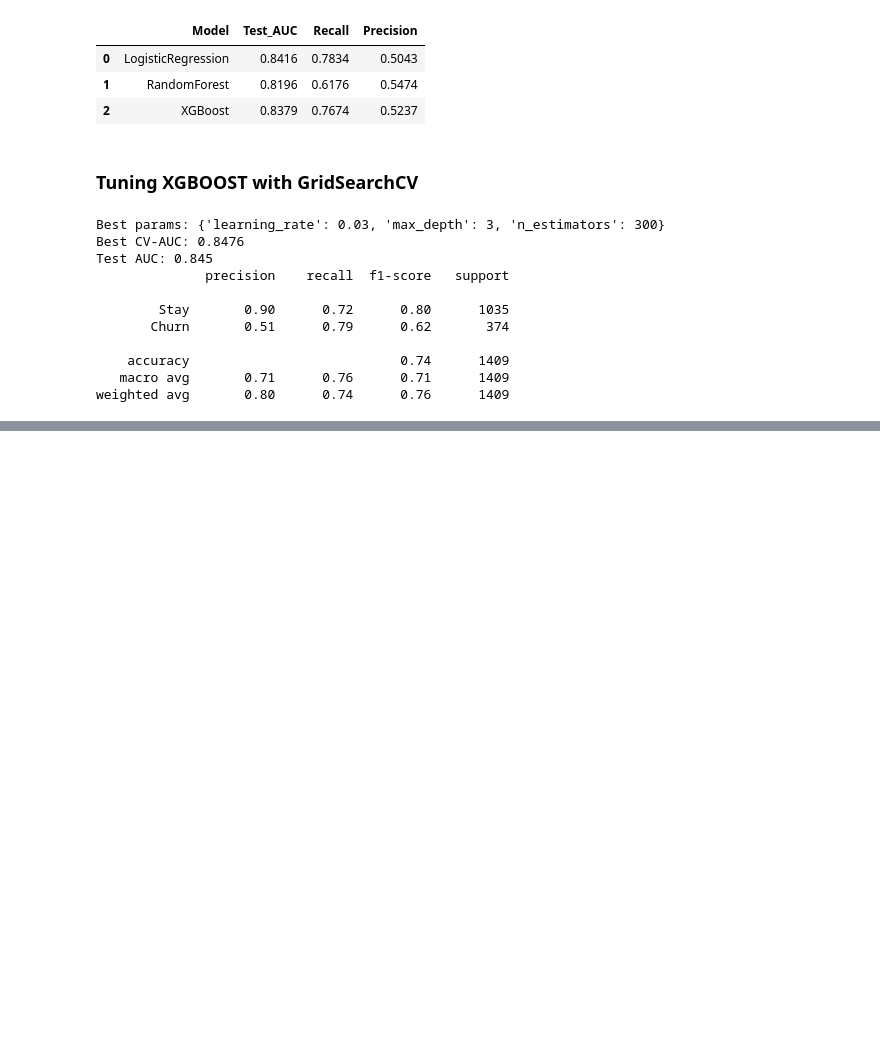
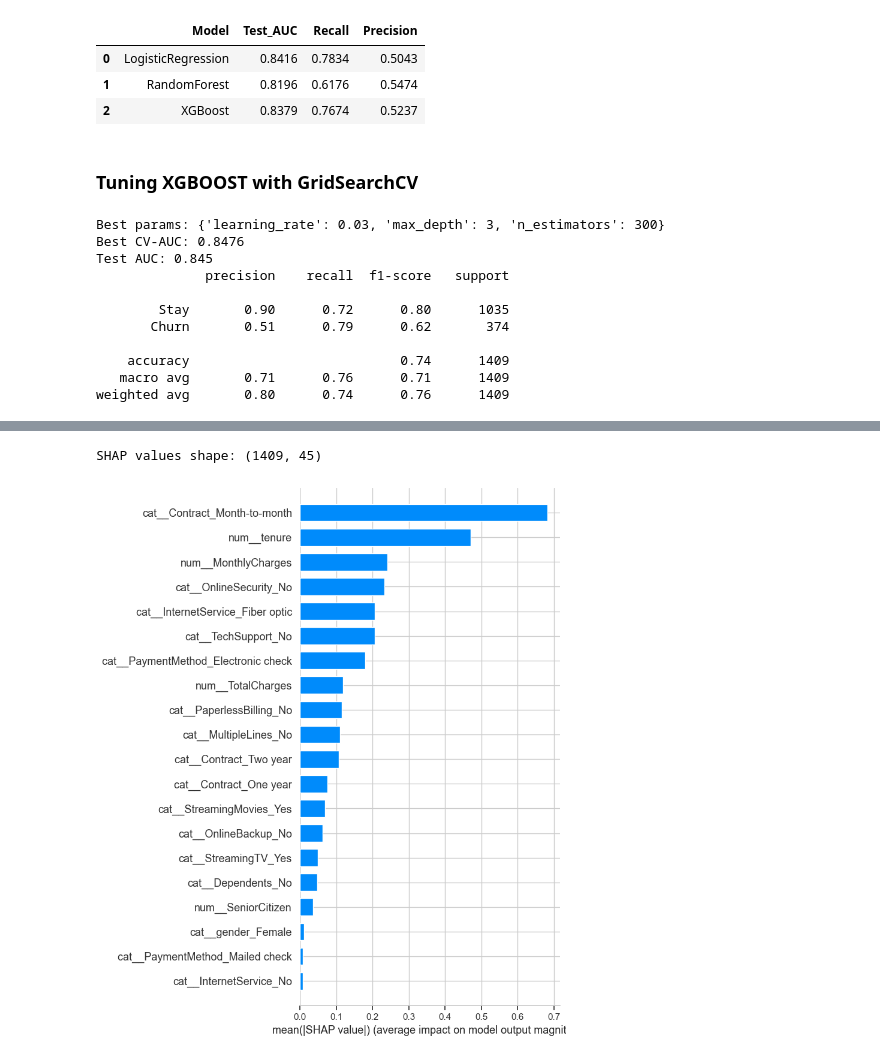
Before and after one commit to lavishsolanki941/Churn-, a Jupyter notebook: churn_prediction.ipynb, the cells around one changed output, grey strips where cells are left out. Saved outputs shown, nothing was run; the diff lists cells and outputs as text; code cells hidden in the pictures; blank space fills up the shorter version.

Commit message:
SHAP explainability - global drivers and per customer reasons

```diff
--- a/churn_prediction.ipynb
+++ b/churn_prediction.ipynb
@@ -365,0 +380,18 @@ weighted avg       0.80      0.74      0.76      1409
+# %%
+import shap
+
+# Get the transformed test data + the real feature names after encoding
+feature_names = preprocessor.get_feature_names_out()
+X_test_named = pd.DataFrame(X_test_transformed, columns=feature_names)
+
+# TreeExplainer is the fast SHAP method built for tree models like XGBoost
+explainer = shap.TreeExplainer(xgb_tuned)
+shap_values = explainer.shap_values(X_test_named)
+
+print("SHAP values shape:", shap_values.shape)
+# %% [output]
+SHAP values shape: (1409, 45)
+# %%
+shap.summary_plot(shap_values, X_test_named, plot_type="bar", show=True)
+# %% [output]
+[figure, added]
```
Also changed, not shown: parts of 5 cells of this notebook.
